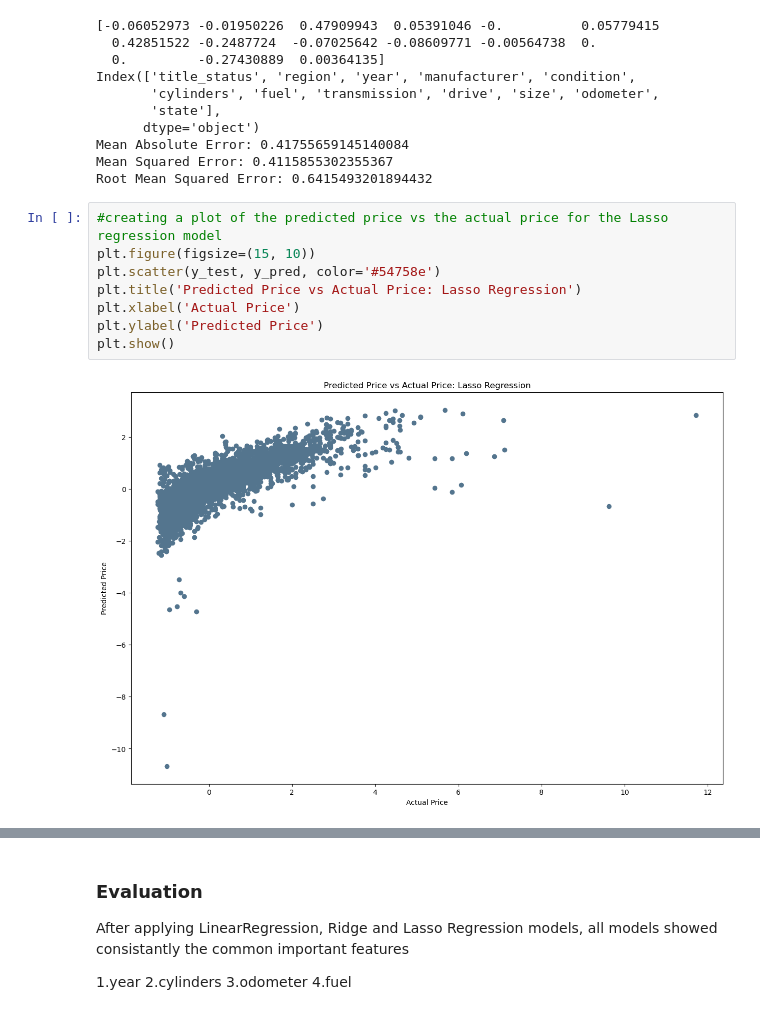
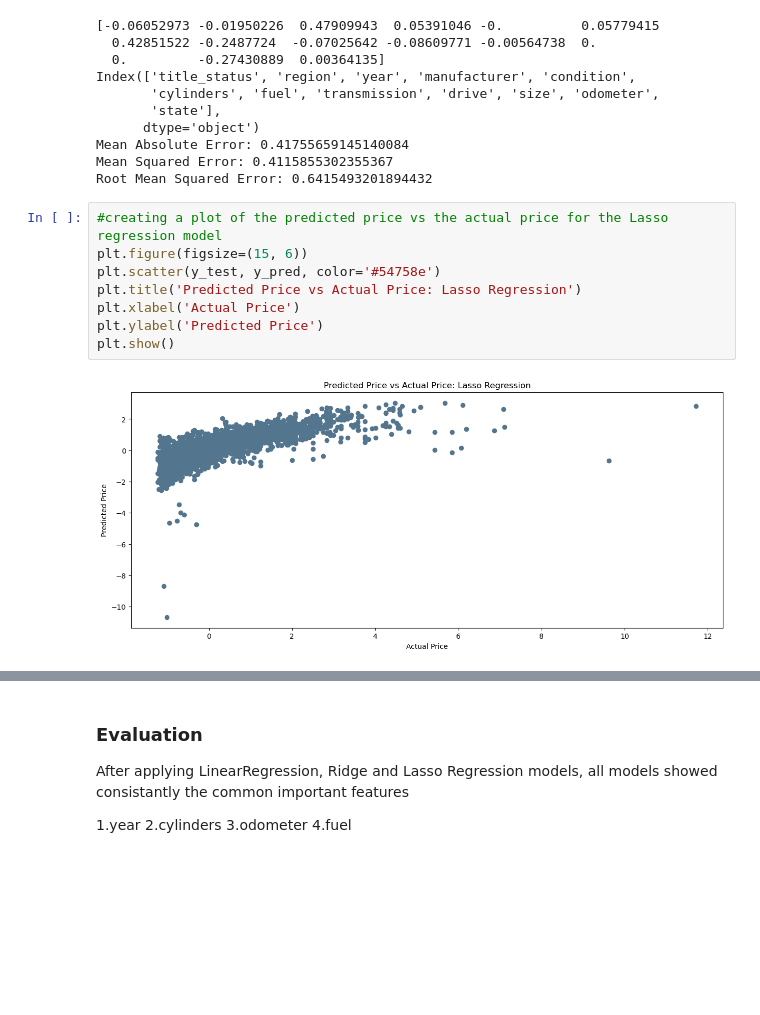
Before and after one commit to marrisp/used_cars, a Jupyter notebook: prompt_II.ipynb, the cells around one changed output, grey strips where cells are left out. Drawn from its saved outputs; the diff is of its cells as text; blank space fills up the shorter version.

```diff
--- a/prompt_II.ipynb
+++ b/prompt_II.ipynb
@@ -706,12 +706,12 @@ Mean Squared Error: 0.4115855302355367
 Root Mean Squared Error: 0.6415493201894432
 # %%
 #creating a plot of the predicted price vs the actual price for the Lasso regression model
-plt.figure(figsize=(15, 10))
+plt.figure(figsize=(15, 6))
 plt.scatter(y_test, y_pred, color='#54758e')
 plt.title('Predicted Price vs Actual Price: Lasso Regression')
 plt.xlabel('Actual Price')
 plt.ylabel('Predicted Price')
 plt.show()
 # %% [output]
-[figure, old version]
+[figure, new version]
 # %%
```
Also changed, not shown: parts of 7 cells of this notebook.
